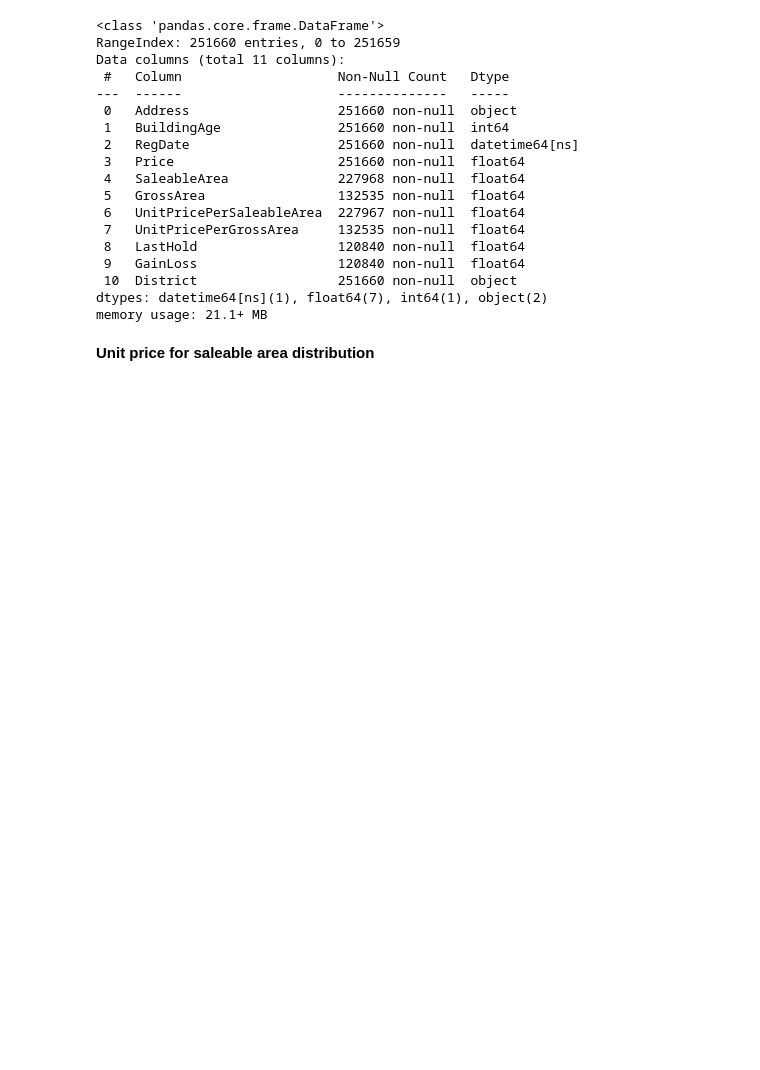
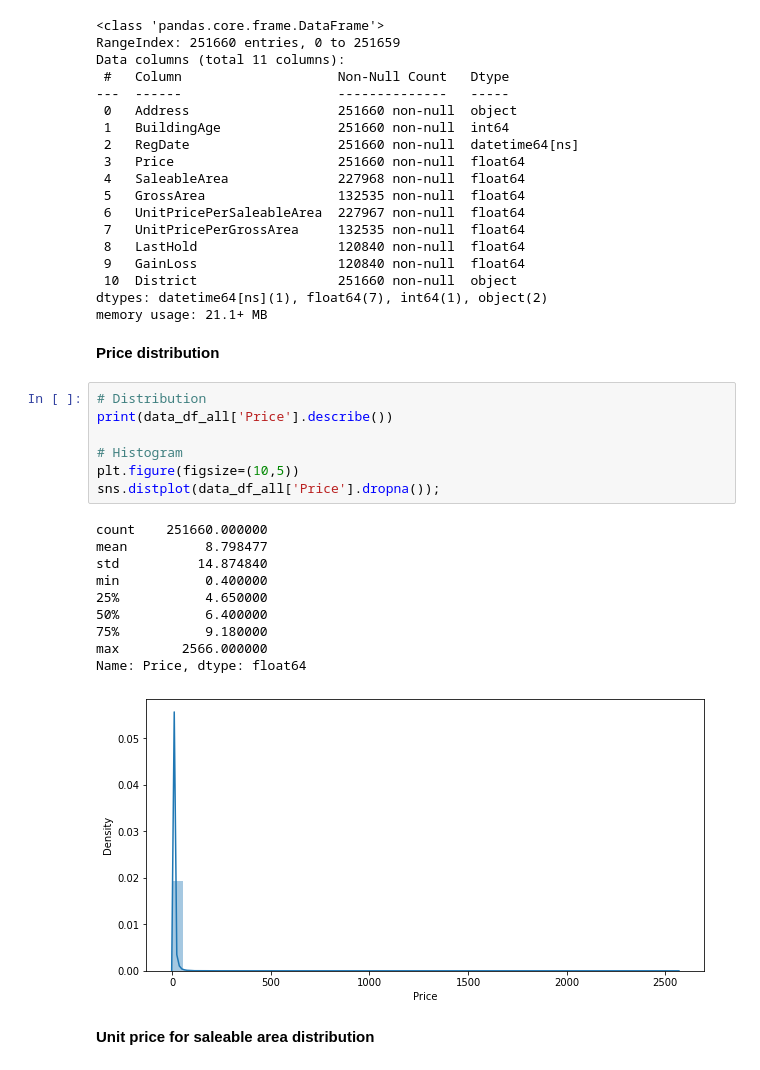
Before and after one commit to awoo424/algotrading, a Jupyter notebook: code/macroeconomic-analysis/economic-indicator-analysis.ipynb, the cells around one changed output. Cells and saved outputs as stored; diff of their text form; blank space fills up the shorter version.

```diff
--- a/code/macroeconomic-analysis/economic-indicator-analysis.ipynb
+++ b/code/macroeconomic-analysis/economic-indicator-analysis.ipynb
@@ -120,6 +120,26 @@ Data columns (total 11 columns):
  10  District                  251660 non-null  object
 dtypes: datetime64[ns](1), float64(7), int64(1), object(2)
 memory usage: 21.1+ MB
+# %% [markdown]
+**Price distribution**
+# %%
+# Distribution
+print(data_df_all['Price'].describe())
+
+# Histogram
+plt.figure(figsize=(10,5))
+sns.distplot(data_df_all['Price'].dropna());
+# %% [output]
+count    251660.000000
+mean          8.798477
+std          14.874840
+min           0.400000
+25%           4.650000
+50%           6.400000
+75%           9.180000
+max        2566.000000
+Name: Price, dtype: float64
+[figure, added]
 # %% [markdown]
 **Unit price for saleable area distribution**
 # %%
```
